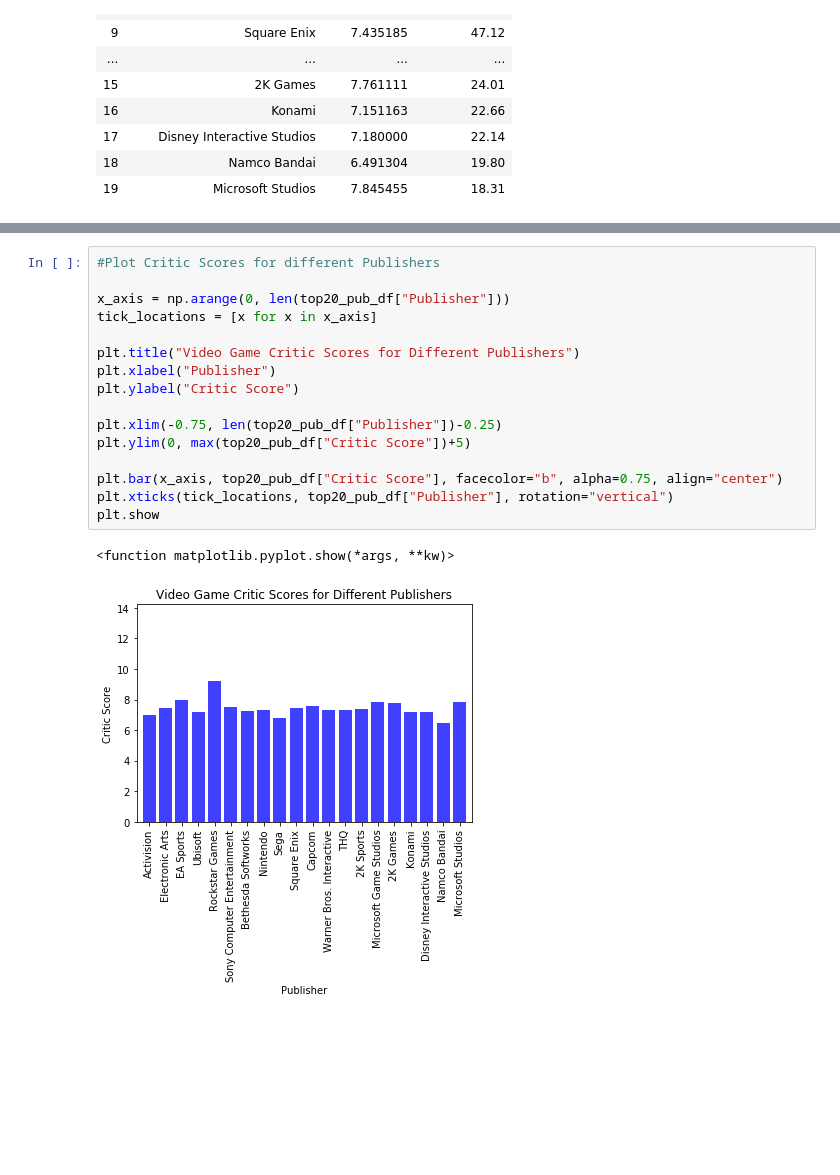
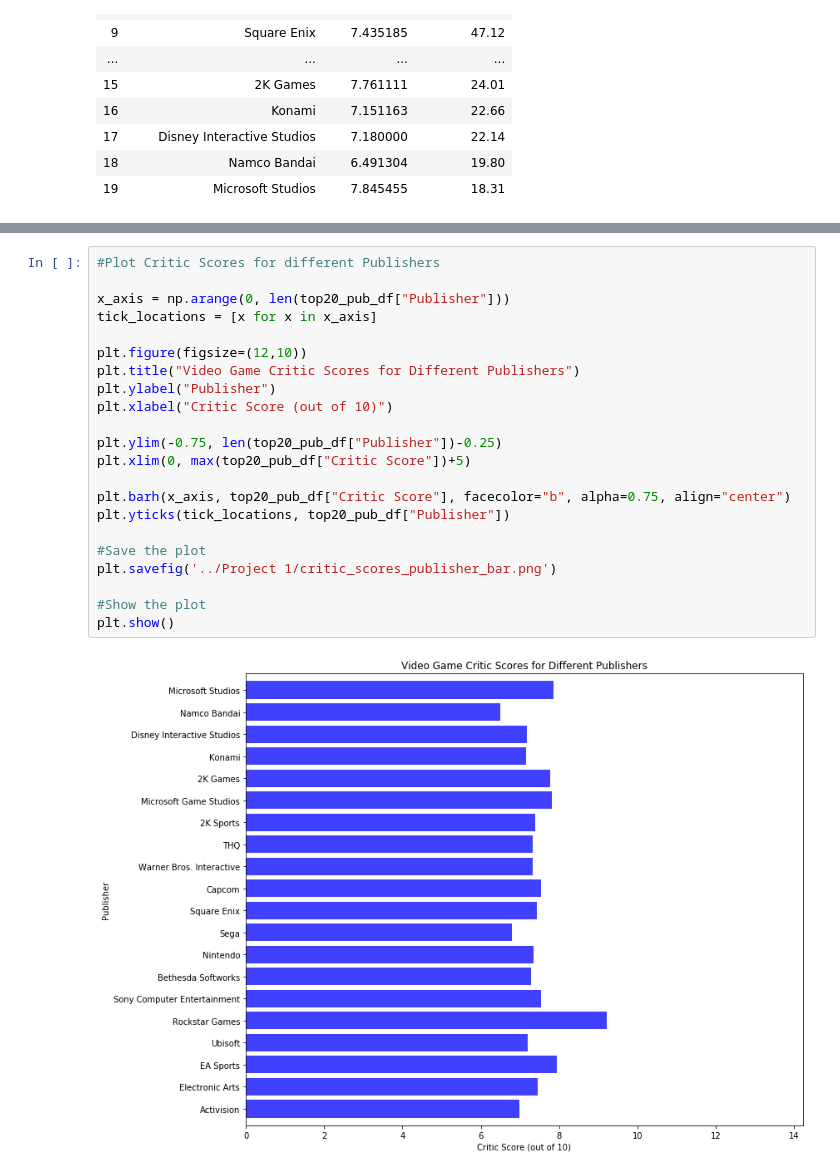
Before and after one commit to melaniefollett/project1, a Jupyter notebook: Melanie_Project1.ipynb, the cells around one changed output, grey strips where cells are left out. Saved outputs shown, nothing was run; the diff lists cells and outputs as text; blank space fills up the shorter version.

```diff
--- a/Melanie_Project1.ipynb
+++ b/Melanie_Project1.ipynb
@@ -438,19 +455,24 @@ plt.show
 # %%
 #Plot Critic Scores for different Publishers
 
 x_axis = np.arange(0, len(top20_pub_df["Publisher"]))
 tick_locations = [x for x in x_axis]
 
+plt.figure(figsize=(12,10))
 plt.title("Video Game Critic Scores for Different Publishers")
-plt.xlabel("Publisher")
-plt.ylabel("Critic Score")
+plt.ylabel("Publisher")
+plt.xlabel("Critic Score (out of 10)")
 
-plt.xlim(-0.75, len(top20_pub_df["Publisher"])-0.25)
-plt.ylim(0, max(top20_pub_df["Critic Score"])+5)
+plt.ylim(-0.75, len(top20_pub_df["Publisher"])-0.25)
+plt.xlim(0, max(top20_pub_df["Critic Score"])+5)
 
-plt.bar(x_axis, top20_pub_df["Critic Score"], facecolor="b", alpha=0.75, align="center")
-plt.xticks(tick_locations, top20_pub_df["Publisher"], rotation="vertical")
-plt.show
+plt.barh(x_axis, top20_pub_df["Critic Score"], facecolor="b", alpha=0.75, align="center")
+plt.yticks(tick_locations, top20_pub_df["Publisher"])
+
+#Save the plot
+plt.savefig('../Project 1/critic_scores_publisher_bar.png')
+
+#Show the plot
+plt.show()
 # %% [output]
-<function matplotlib.pyplot.show(*args, **kw)>
-[figure, old version]
+[figure, new version]
```
Also changed, not shown: parts of 7 cells of this notebook, 6 other files.
